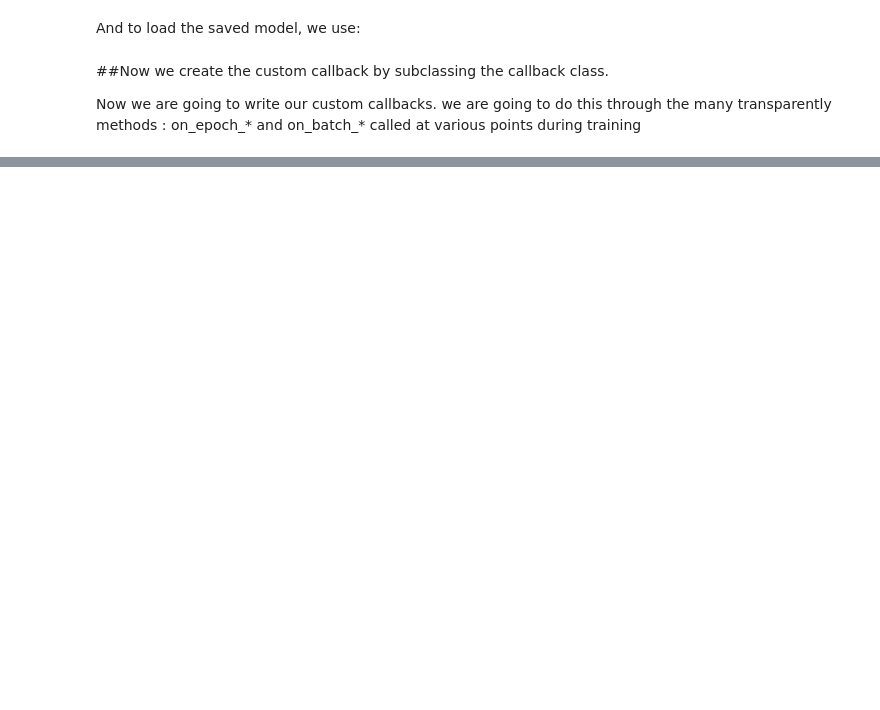
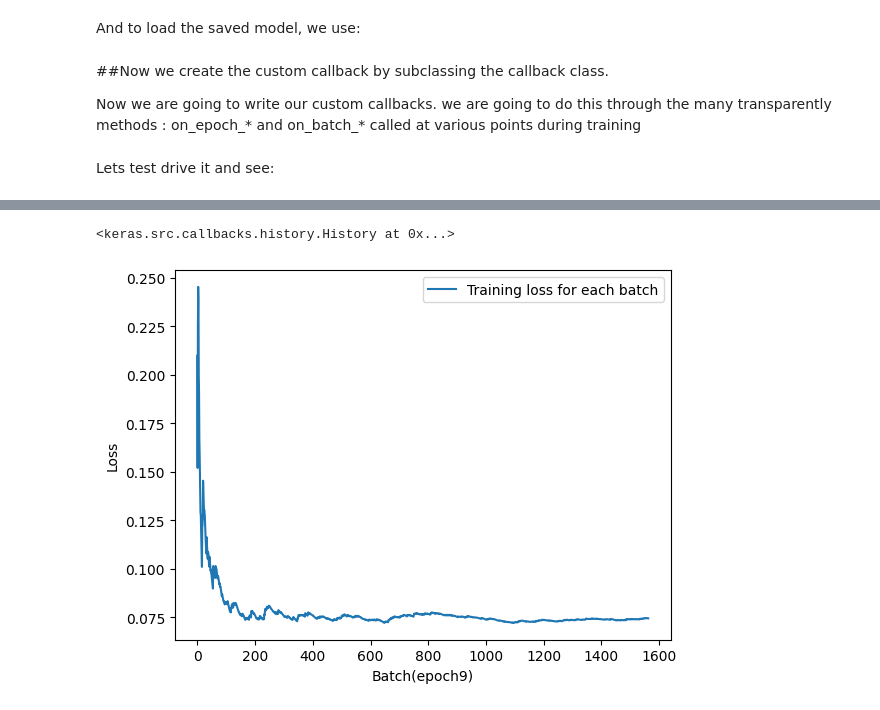
Before and after one commit to Mainasaid/deep-learning-with-python-practice, a Jupyter notebook: Testing.ipynb, the cells around one changed output, grey strips where cells are left out. Drawn from its saved outputs; the diff is of its cells as text; code cells hidden in the pictures; blank space fills up the shorter version.

Commit message:
Test running our model with custom callback

```diff
--- a/Testing.ipynb
+++ b/Testing.ipynb
@@ -605,0 +607,11 @@ class LossHistory(keras.callbacks.Callback):
+# %% [markdown]
+Lets test drive it and see:
+# %%
+model = get_mnist_model()
+model.compile(optimizer='rmsprop',
+              loss='sparse_categorical_crossentropy',
+              metrics=['accuracy'])
+model.fit(train_images, train_labels, epochs=10,
+          callbacks=[LossHistory()],                  # this is where we use our custom callback
+          validation_data=(val_images, val_labels))
+# %% [output]
@@ -605,0 +638,2 @@ class LossHistory(keras.callbacks.Callback):
+<keras.src.callbacks.history.History at 0x...>
+[figure, added]
```
Also changed, not shown: parts of 12 cells of this notebook.
